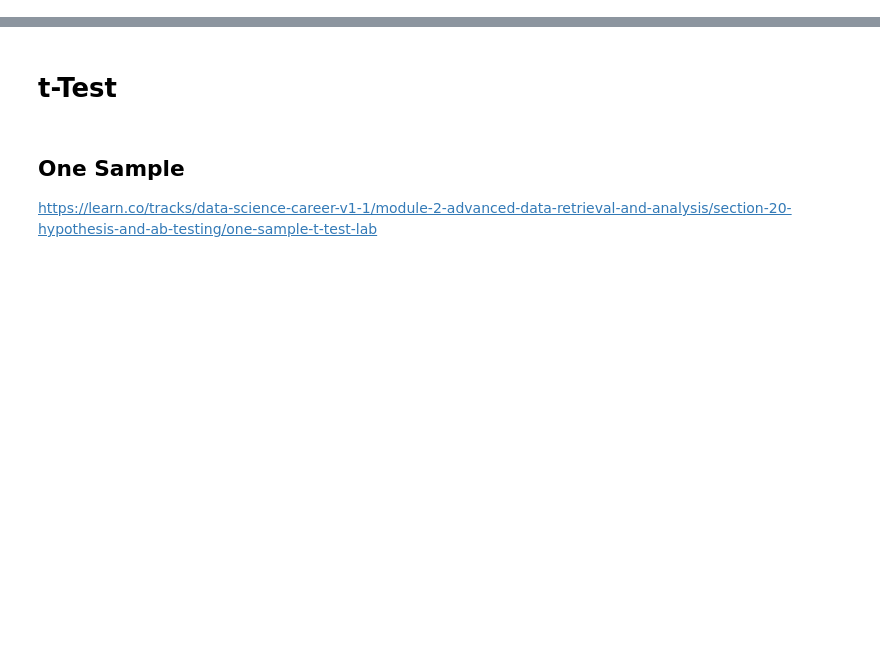
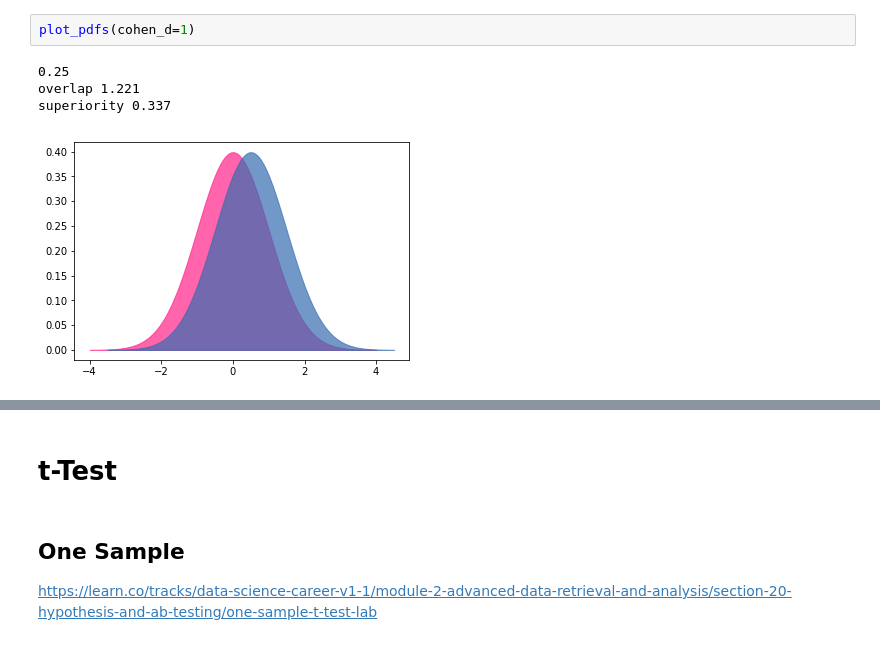
Before and after one commit to MrGeislinger/flatiron-school-data-science-curriculum-resources, a Jupyter notebook: Mod2/ExperimentalDesign/statistical_tests.ipynb, the cells around one changed output, grey strips where cells are left out. Drawn from its saved outputs; the diff is of its cells as text; blank space fills up the shorter version.

```diff
--- a/Mod2/ExperimentalDesign/statistical_tests.ipynb
+++ b/Mod2/ExperimentalDesign/statistical_tests.ipynb
@@ -8,0 +123,7 @@ https://learn.co/tracks/data-science-career-v1-1/module-2-advanced-data-retrieva
+# %%
+plot_pdfs(cohen_d=1)
+# %% [output]
+0.25
+overlap 1.221
+superiority 0.337
+[figure, added]
```
Also changed, not shown: parts of 13 cells of this notebook.
